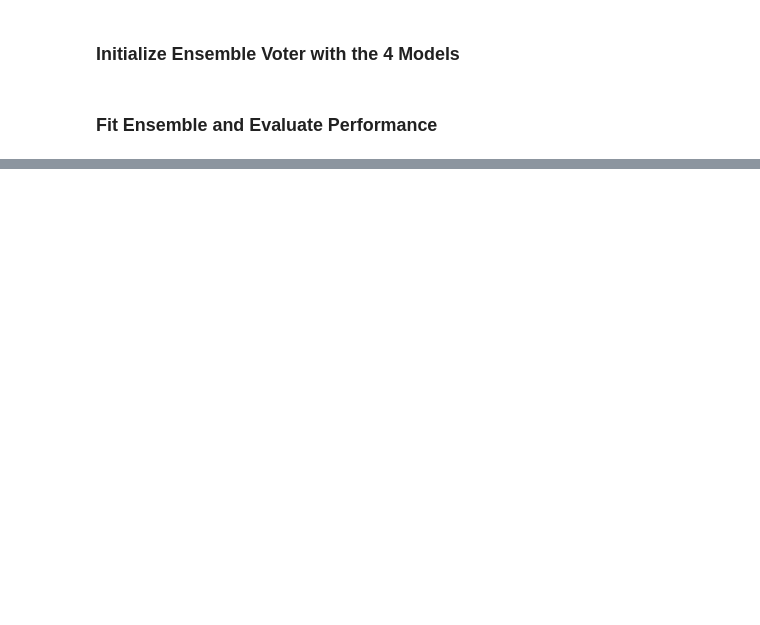
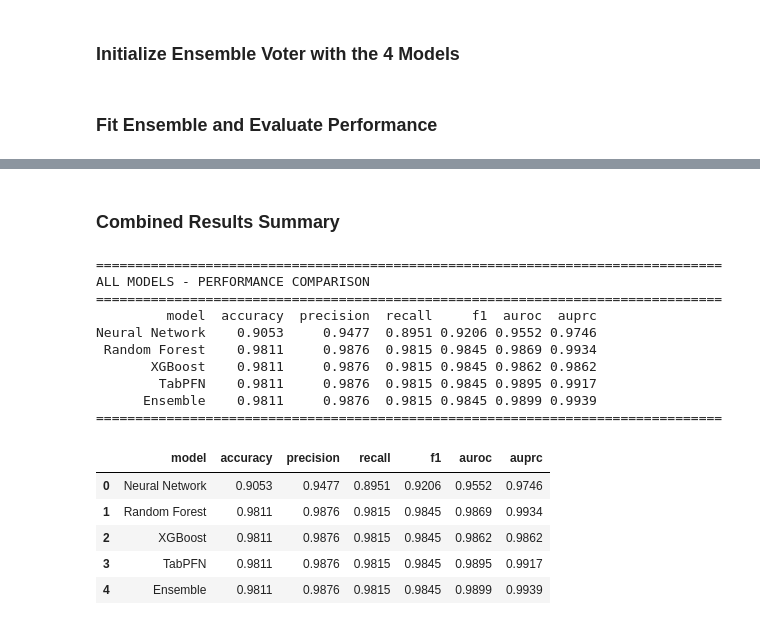
Before and after one commit to oliverolejar/Heart-Attack-Predictor, a Jupyter notebook: model.ipynb, the cells around one changed output, grey strips where cells are left out. Saved outputs shown, nothing was run; the diff lists cells and outputs as text; code cells hidden in the pictures; blank space fills up the shorter version.

```diff
--- a/model.ipynb
+++ b/model.ipynb
@@ -603,7 +1069,7 @@ pipeline_nn = Pipeline( [
 ### Initialize Ensemble Voter with the 4 Models
 # %%
 ens_voter = VotingClassifier(
-    estimators=[ ("pipeline_nn", pipeline_nn), ("model_rfc", model_rfc), ("xgb", xgb), ("model_tabPFN", model_tabPFN) ],
+    estimators=[ ("nn", nn_classifier), ("rf", model_rfc), ("xgb", xgb), ("tabpfn", model_tabPFN) ],
     voting='soft',
     weights=[1, 1, 1, 1]
 )
@@ -619,6 +1101,25 @@ y_val_proba = ens_voter.predict_proba(X_test)[:, 1]
 
 acc_ens = accuracy_score(y_test, y_val_pred)
 auc_ens = roc_auc_score(y_test, y_val_proba)
+auprc_ens = average_precision_score(y_test, y_val_proba)
+precision_ens = precision_score(y_test, y_val_pred)
+recall_ens = recall_score(y_test, y_val_pred)
+f1_ens = f1_score(y_test, y_val_pred)
 
-print('Accuracy of Ensemble: ', acc_ens)
-print('AUC of Ensemble: ', auc_ens)
+print('Ensemble Results:')
+print(f'  Accuracy:  {acc_ens:.4f}')
+print(f'  Precision: {precision_ens:.4f}')
+print(f'  Recall:    {recall_ens:.4f}')
+print(f'  F1:        {f1_ens:.4f}')
+print(f'  AUROC:     {auc_ens:.4f}')
+print(f'  AUPRC:     {auprc_ens:.4f}')
+
+ens_rows = {
+    "model": "Ensemble",
+    "accuracy": acc_ens,
+    "precision": precision_ens,
+    "recall": recall_ens,
+    "f1": f1_ens,
+    "auroc": auc_ens,
+    "auprc": auprc_ens,
+}
@@ -624,0 +1134,30 @@ print('AUC of Ensemble: ', auc_ens)
+# %% [markdown]
+### Combined Results Summary
+# %%
+all_results = [nn_rows, rf_rows, xgb_rows, tabpfn_rows, ens_rows]
+results_df = pd.DataFrame(all_results)
+numeric_cols = ['accuracy', 'precision', 'recall', 'f1', 'auroc', 'auprc']
+results_df[numeric_cols] = results_df[numeric_cols].round(4)
+print("=" * 80)
+print("ALL MODELS - PERFORMANCE COMPARISON")
+print("=" * 80)
+print(results_df.to_string(index=False))
+print("=" * 80)
+results_df
+# %% [output]
+================================================================================
+ALL MODELS - PERFORMANCE COMPARISON
+================================================================================
+         model  accuracy  precision  recall     f1  auroc  auprc
+Neural Network    0.9053     0.9477  0.8951 0.9206 0.9552 0.9746
+ Random Forest    0.9811     0.9876  0.9815 0.9845 0.9869 0.9934
+       XGBoost    0.9811     0.9876  0.9815 0.9845 0.9862 0.9862
+        TabPFN    0.9811     0.9876  0.9815 0.9845 0.9895 0.9917
+      Ensemble    0.9811     0.9876  0.9815 0.9845 0.9899 0.9939
+================================================================================
+|  | model | accuracy | precision | recall | f1 | auroc | auprc |
+| 0 | Neural Network | 0.9053 | 0.9477 | 0.8951 | 0.9206 | 0.9552 | 0.9746 |
+| 1 | Random Forest | 0.9811 | 0.9876 | 0.9815 | 0.9845 | 0.9869 | 0.9934 |
+| 2 | XGBoost | 0.9811 | 0.9876 | 0.9815 | 0.9845 | 0.9862 | 0.9862 |
+| 3 | TabPFN | 0.9811 | 0.9876 | 0.9815 | 0.9845 | 0.9895 | 0.9917 |
+| 4 | Ensemble | 0.9811 | 0.9876 | 0.9815 | 0.9845 | 0.9899 | 0.9939 |
```
Also changed, not shown: parts of 24 cells of this notebook.
